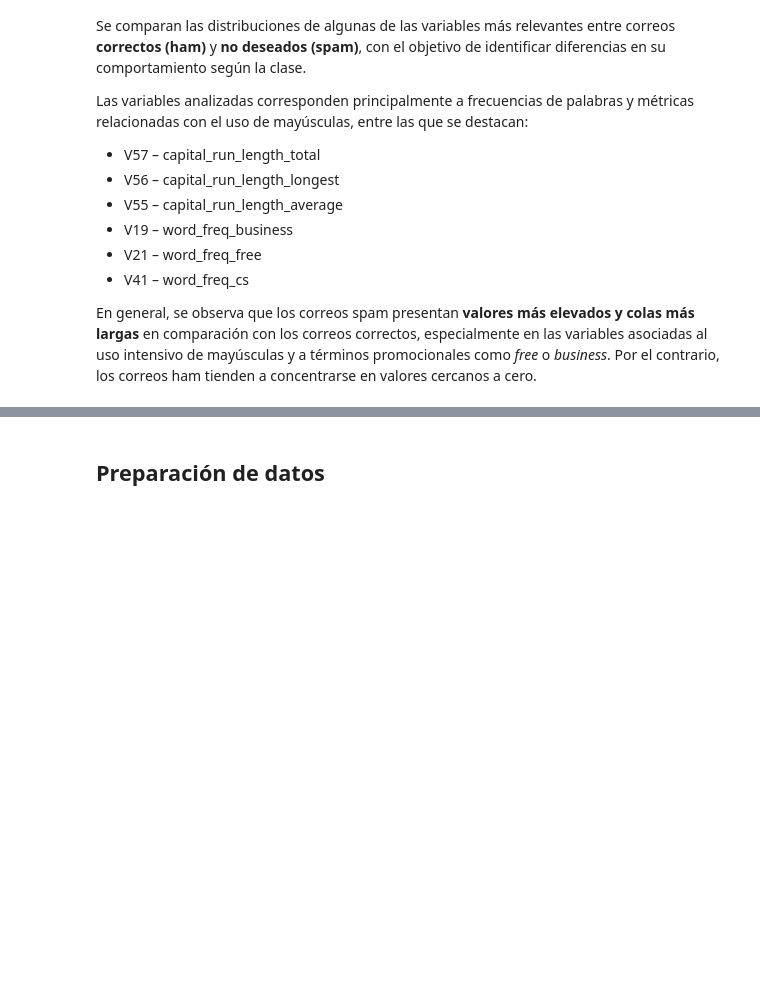
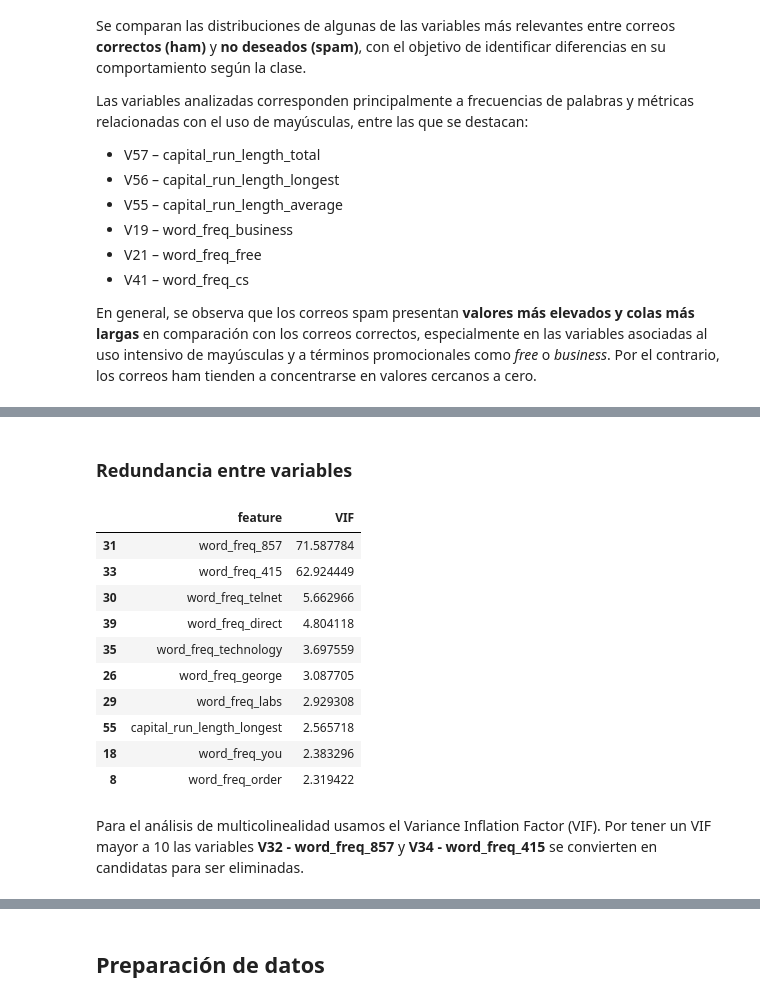
Before and after one commit to carrasquintero/Proyecto_Spam, a Jupyter notebook: prediccion-de-correos-spam.ipynb, the cells around one changed output, grey strips where cells are left out. Drawn from its saved outputs; the diff is of its cells as text; code cells hidden in the pictures; blank space fills up the shorter version.

```diff
--- a/prediccion-de-correos-spam.ipynb
+++ b/prediccion-de-correos-spam.ipynb
@@ -607,0 +754,21 @@ En general, se observa que los correos spam presentan **valores más elevados y
+# %% [markdown]
+### Redundancia entre variables
+# %%
+vif = pd.DataFrame()
+vif["feature"] = X.columns
+vif["VIF"] = [variance_inflation_factor(X.values, i) for i in range(X.shape[1])]
+vif.sort_values("VIF", ascending=False).head(10)
+# %% [output]
+|  | feature | VIF |
+| 31 | word_freq_857 | 71.587784 |
+| 33 | word_freq_415 | 62.924449 |
+| 30 | word_freq_telnet | 5.662966 |
+| 39 | word_freq_direct | 4.804118 |
+| 35 | word_freq_technology | 3.697559 |
+| 26 | word_freq_george | 3.087705 |
+| 29 | word_freq_labs | 2.929308 |
+| 55 | capital_run_length_longest | 2.565718 |
+| 18 | word_freq_you | 2.383296 |
+| 8 | word_freq_order | 2.319422 |
+# %% [markdown]
+Para el análisis de multicolinealidad usamos el Variance Inflation Factor (VIF). Por tener un VIF mayor a 10 las variables **V32 - word_freq_857** y **V34 - word_freq_415** se convierten en candidatas para ser eliminadas.
```
Also changed, not shown: parts of 19 cells of this notebook.
